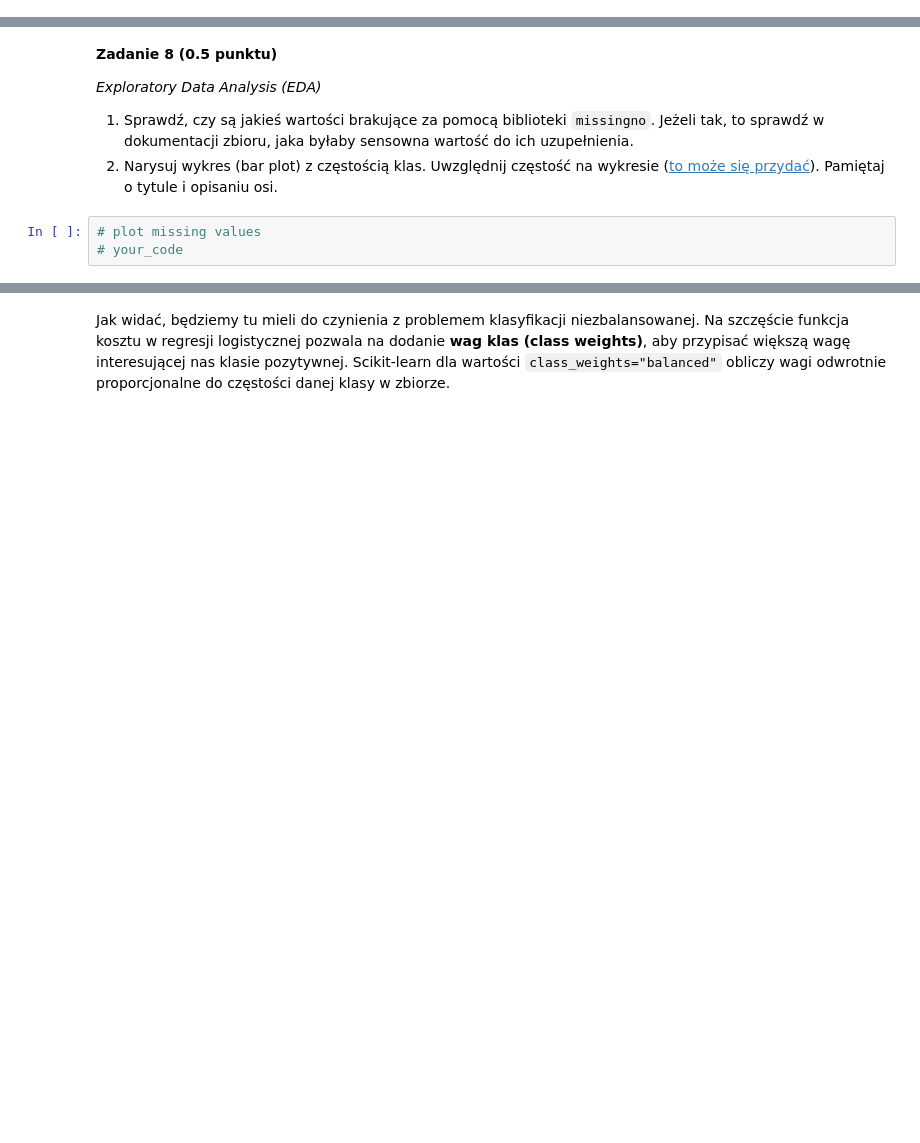
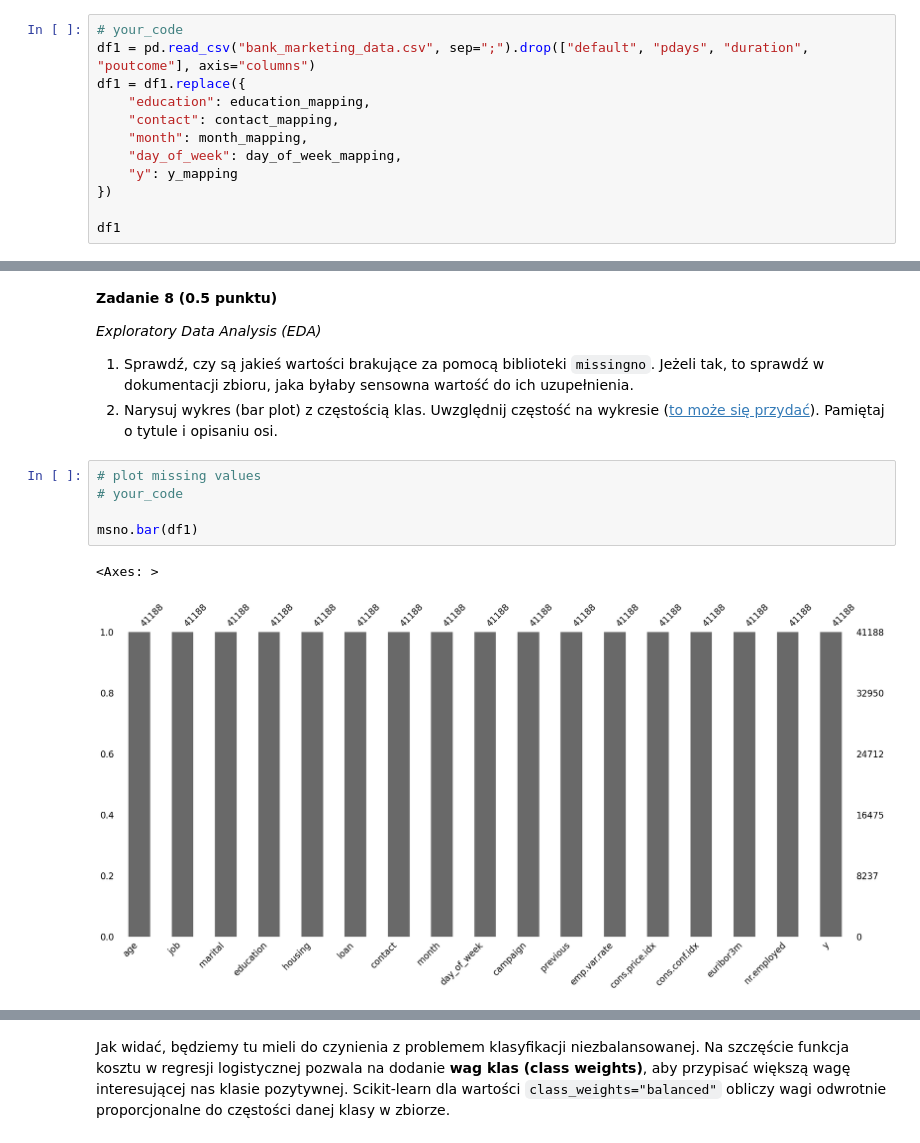
Before and after one commit to Noarkhh/IntroToAI, a Jupyter notebook: lab1/lab_1.ipynb, the cells around one changed output, grey strips where cells are left out. Cells and saved outputs as stored; diff of their text form; blank space fills up the shorter version.

```diff
--- a/lab1/lab_1.ipynb
+++ b/lab1/lab_1.ipynb
@@ -1004,0 +1175,12 @@ y_mapping = {
+# %%
+# your_code
+df1 = pd.read_csv("bank_marketing_data.csv", sep=";").drop(["default", "pdays", "duration", "poutcome"], axis="columns")
+df1 = df1.replace({
+    "education": education_mapping,
+    "contact": contact_mapping,
+    "month": month_mapping,
+    "day_of_week": day_of_week_mapping,
+    "y": y_mapping
+})
+
+df1
@@ -1012,6 +1208,11 @@ y_mapping = {
 # %%
 # plot missing values
 # your_code
+
+msno.bar(df1)
+# %% [output]
+<Axes: >
+[figure, added]
 # %%
 # plot class frequencies
 # your_code
```
Also changed, not shown: parts of 39 cells of this notebook.
